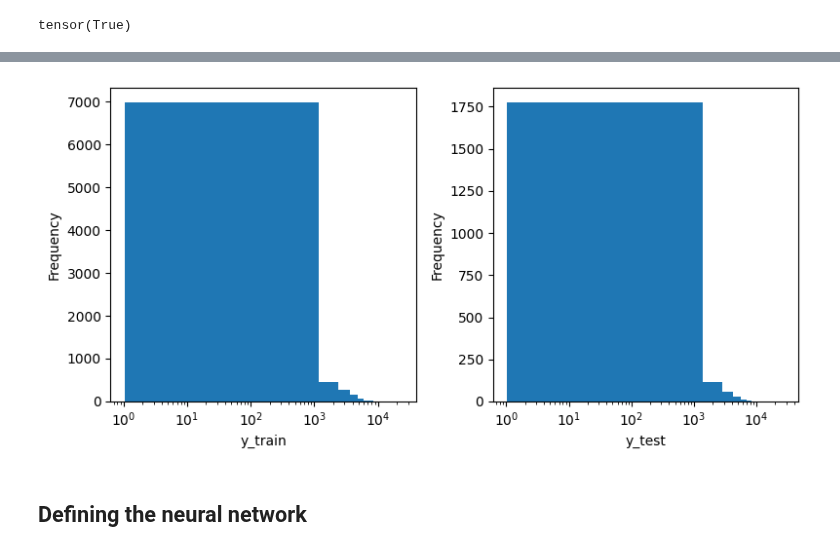
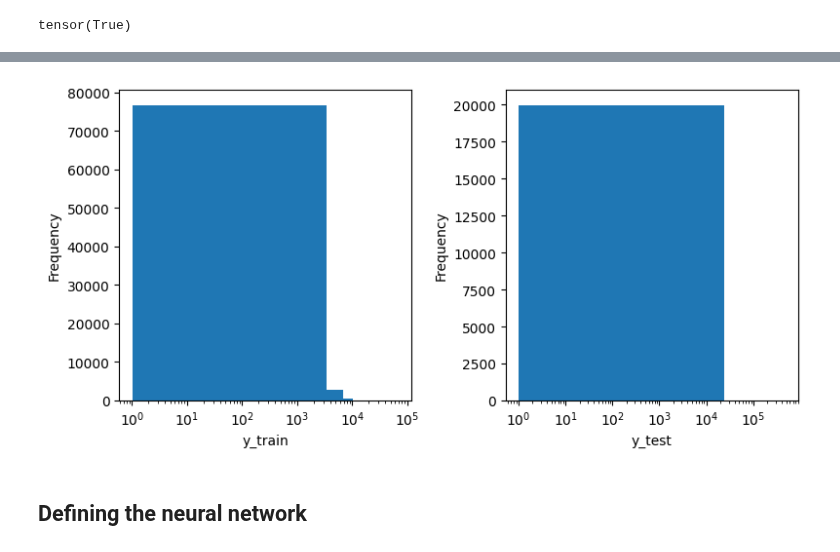
Before and after one commit to Yousousen/programming_git, a Jupyter notebook: python/bsc/con2prim_GRMHD/pt1_before_restructuring.ipynb, the cells around one changed output, grey strips where cells are left out. Drawn from its saved outputs; the diff is of its cells as text; code cells hidden in the pictures.

```diff
--- a/python/bsc/con2prim_GRMHD/pt1_before_restructuring.ipynb
+++ b/python/bsc/con2prim_GRMHD/pt1_before_restructuring.ipynb
@@ -328,25 +327,36 @@ if not LOAD_DATA_FROM_CSV:
+# %%
+if not LOAD_DATA_FROM_CSV:
+    # Sample primitive variables and metric
+    rho, epsilon, vx, vy, vz, Bx, By, Bz, gxx, gxy, gxz, gyy, gyz, gzz = generate_samples(n_samples)
 # %%
 if not LOAD_DATA_FROM_CSV:
     # Generate data and labels.
-    x_train = generate_input_data(rho_train, epsilon_train, vx_train, vy_train,
-                                vz_train, Bx_train, By_train, Bz_train,
-                                gxx_train,gxy_train,gxz_train,
-                                gyy_train,gyz_train,gzz_train)
-    y_train = generate_labels(rho_train, epsilon_train, vx_train, vy_train, vz_train)
-    x_test = generate_input_data(rho_test, epsilon_test,vx_test,
-                                vy_test,vz_test,Bx_test,
-                                By_test,Bz_test,gxx_test,
-                                gxy_test,gxz_test,
-                                gyy_test,
-                                gyz_test,gzz_test)
-    y_test = generate_labels(rho_test, epsilon_test, vx_test, vy_test, vz_test)
+    x = generate_input_data(rho, epsilon, vx, vy, vz, Bx, By, Bz, gxx, gxy, gxz, gyy, gyz, gzz)
+    y = generate_labels(rho, epsilon, vx, vy, vz)
 
+    # Calculate the number of samples in each set
+    n_train_samples = int(n_samples * train_frac)
+    n_val_samples = int(n_samples * val_frac)
 
-    # Save the data to CSV files, tensors need to be converted numpy arrays for saving in CSV.
+    # Create the data sets
+    x_train = x[:n_train_samples]
+    y_train = y[:n_train_samples]
+    x_val = x[n_train_samples : n_train_samples + n_val_samples]
+    y_val = y[n_train_samples : n_train_samples + n_val_samples]
+    x_test = x[n_train_samples + n_val_samples :]
+    y_test = y[n_train_samples + n_val_samples :]
+
+    # Save the data to CSV files; tensors need to be converted numpy arrays for saving in CSV.
     pd.DataFrame(x_train.cpu().numpy()).to_csv(csv_filenames["x_train"], index=False)
     save_file(csv_filenames["x_train"])
     pd.DataFrame(y_train.cpu().numpy()).to_csv(csv_filenames["y_train"], index=False)
     save_file(csv_filenames["y_train"])
+
+    pd.DataFrame(x_val.cpu().numpy()).to_csv(csv_filenames["x_val"], index=False)
+    save_file(csv_filenames["x_val"])
+    pd.DataFrame(y_val.cpu().numpy()).to_csv(csv_filenames["y_val"], index=False)
+    save_file(csv_filenames["y_val"])
+
     pd.DataFrame(x_test.cpu().numpy()).to_csv(csv_filenames["x_test"], index=False)
     save_file(csv_filenames["x_test"])
     pd.DataFrame(y_test.cpu().numpy()).to_csv(csv_filenames["y_test"], index=False)
@@ -706,19 +758,24 @@ tensor(True)
 # %%
 plt.figure(figsize=(8, 4))
 plt.subplot(1, 2, 1)
 plt.hist(y_train.cpu().numpy(), bins=20) # must be cpu here.
 plt.xlabel("y_train")
 plt.ylabel("Frequency")
 plt.xscale("log")
 plt.subplot(1, 2, 2)
+plt.hist(y_val.cpu().numpy(), bins=20) # must be cpu here
+plt.xlabel("y_val")
+plt.ylabel("Frequency")
+plt.xscale("log")
+plt.tight_layout()
 plt.hist(y_test.cpu().numpy(), bins=20) # must be cpu here
 plt.xlabel("y_test")
 plt.ylabel("Frequency")
 plt.xscale("log")
 plt.tight_layout()
 plt.show()
 # %% [output]
-[figure, old version]
+[figure, new version]
 # %%
 %config InteractiveShell.ast_node_interactivity = "all"
 # %% [markdown]
```
Also changed, not shown: parts of 26 cells of this notebook, 6 other files.
